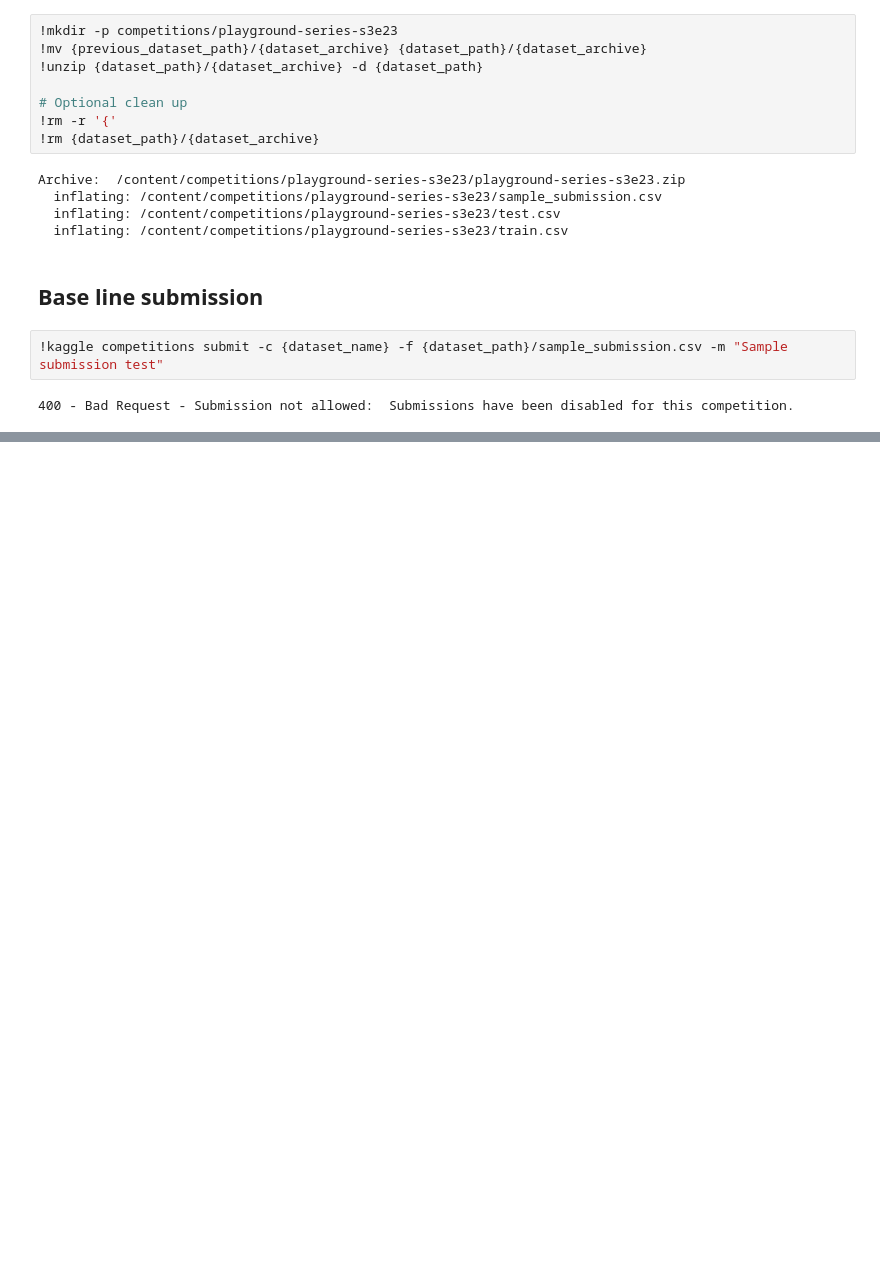
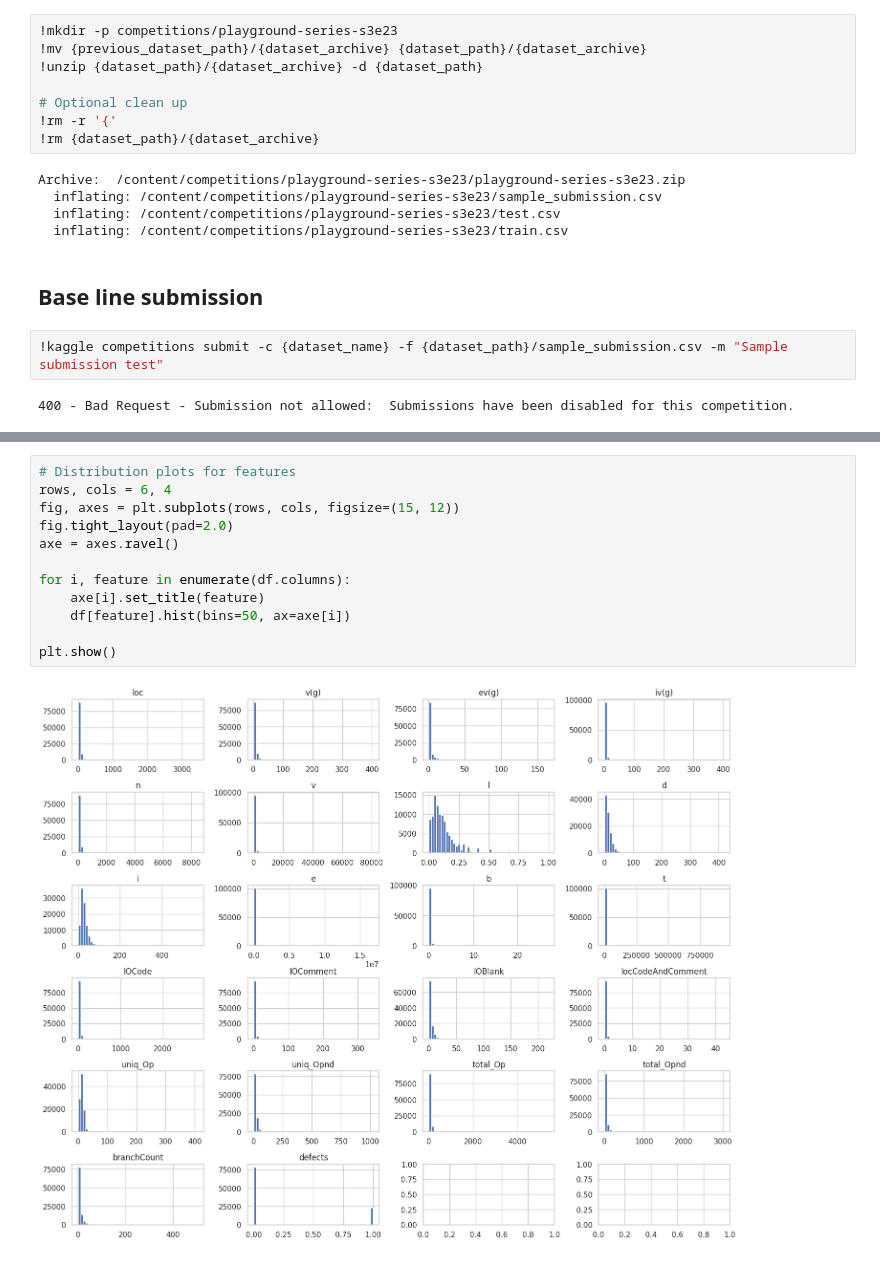
Before and after one commit to Maxvgrad/Binary-Classification-with-a-Software-Defects-Dataset, a Jupyter notebook: main.ipynb, the cells around one changed output, grey strips where cells are left out. Drawn from its saved outputs; the diff is of its cells as text; blank space fills up the shorter version.

```diff
--- a/main.ipynb
+++ b/main.ipynb
@@ -49,0 +131,14 @@ Archive:  /content/competitions/playground-series-s3e23/playground-series-s3e23.
+# %%
+# Distribution plots for features
+rows, cols = 6, 4
+fig, axes = plt.subplots(rows, cols, figsize=(15, 12))
+fig.tight_layout(pad=2.0)
+axe = axes.ravel()
+
+for i, feature in enumerate(df.columns):
+    axe[i].set_title(feature)
+    df[feature].hist(bins=50, ax=axe[i])
+
+plt.show()
+# %% [output]
+[figure, added]
```
Also changed, not shown: parts of 15 cells of this notebook.
